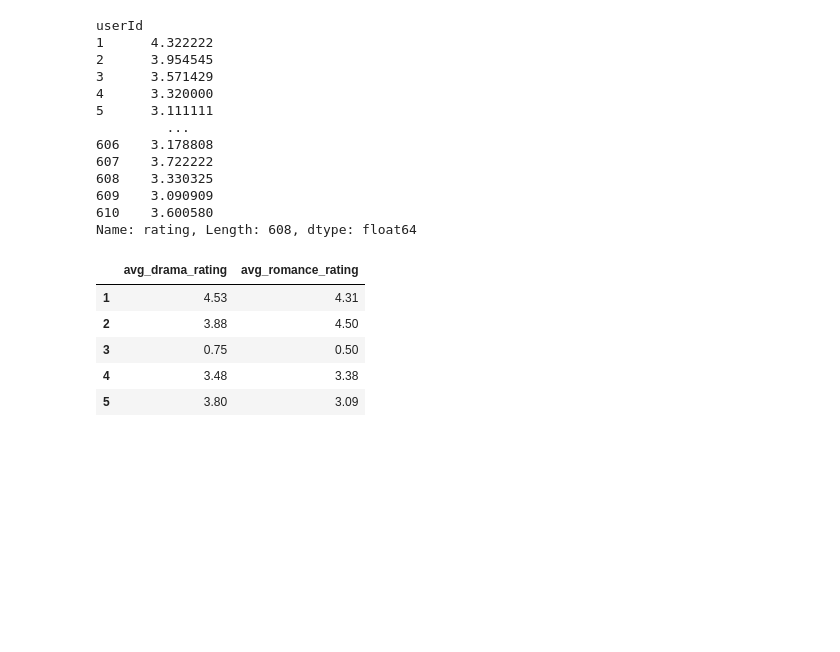
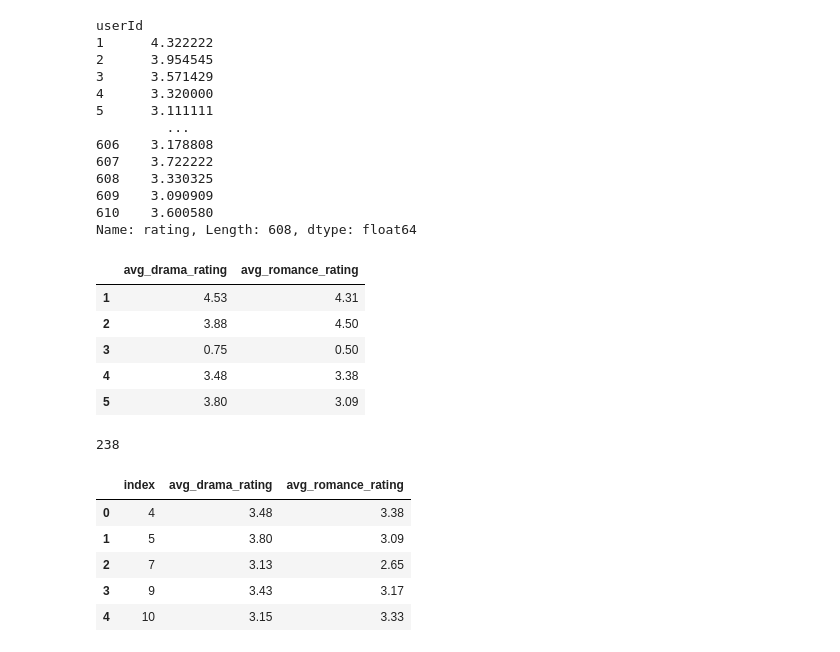
Before and after one commit to blancacarretero/movie-recommendation-engine, a Jupyter notebook: ml-latest-small.ipynb, the cells around one changed output. Saved outputs shown, nothing was run; the diff lists cells and outputs as text; code cells hidden in the pictures; blank space fills up the shorter version.

```diff
--- a/ml-latest-small.ipynb
+++ b/ml-latest-small.ipynb
@@ -73,0 +78,13 @@ genre_ratings_df.head()
+# %%
+bias_df = pd.concat([bias_df, genre_ratings_df[:2]])
+bias_df = pd.DataFrame(bias_df.to_records())
+print(len(bias_df))
+bias_df.head()
+# %% [output]
+238
+|  | index | avg_drama_rating | avg_romance_rating |
+| 0 | 4 | 3.48 | 3.38 |
+| 1 | 5 | 3.80 | 3.09 |
+| 2 | 7 | 3.13 | 2.65 |
+| 3 | 9 | 3.43 | 3.17 |
+| 4 | 10 | 3.15 | 3.33 |
```
Also changed, not shown: parts of 4 cells of this notebook.
